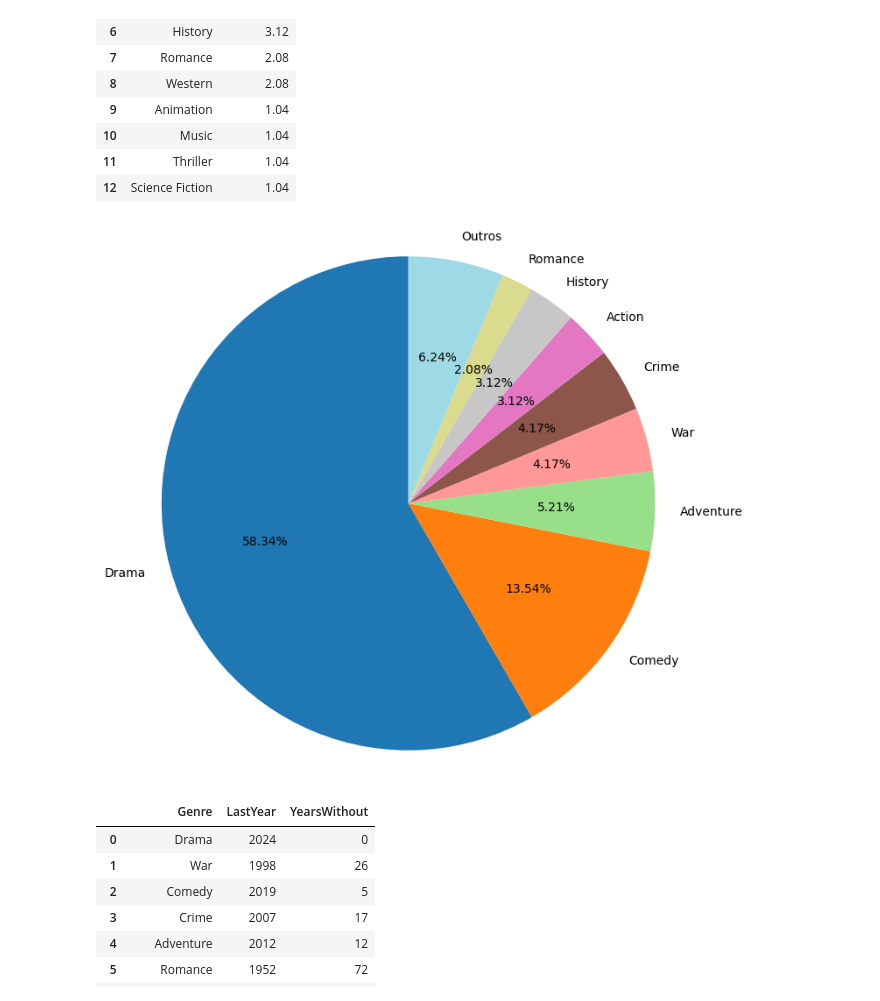
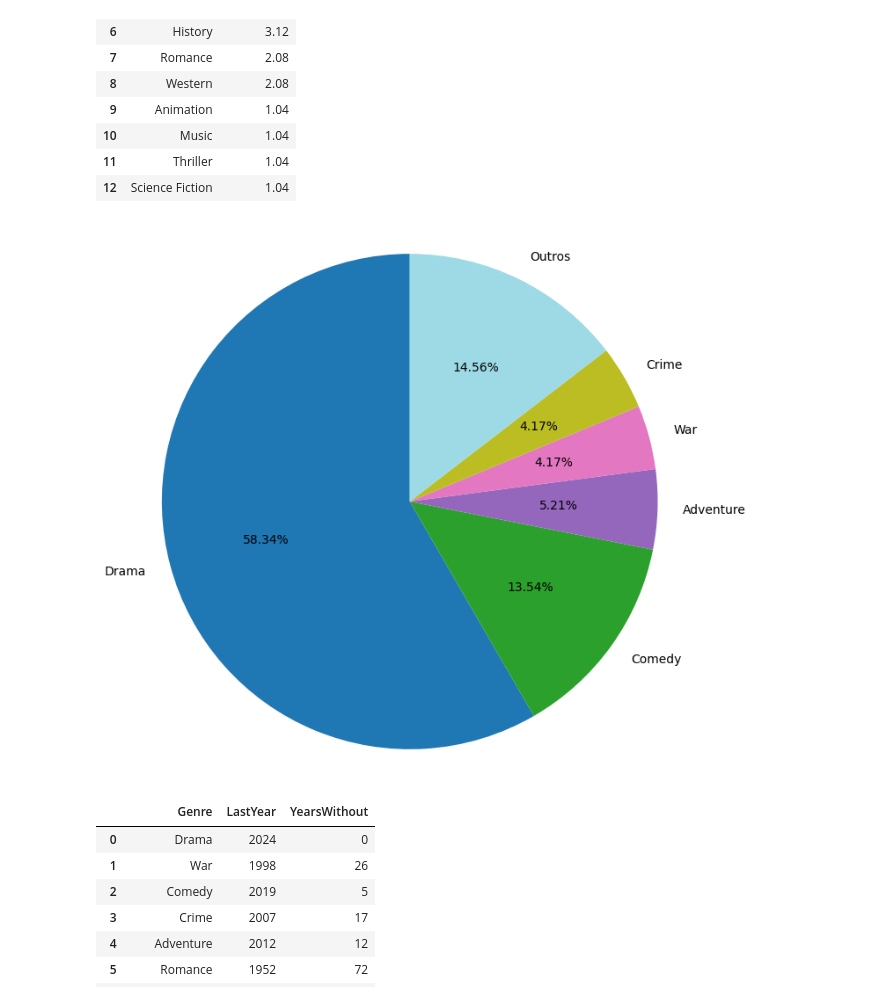
Before and after one commit to edilsonchaves/MVP-Analise-de-Dados-Oscar-Research, a Jupyter notebook: OscarResearch.ipynb, the cells around one changed output. Cells and saved outputs as stored; diff of their text form; code cells hidden in the pictures.

```diff
--- a/OscarResearch.ipynb
+++ b/OscarResearch.ipynb
@@ -2497,9 +2563,9 @@ display(df_directing_winner_genre_percentual)
 | 11 | Thriller | 1.04 |
 | 12 | Science Fiction | 1.04 |
 # %%
-PizzaTopN(df_directing_winner_genre_percentual, 8)
+PizzaTopN(df_directing_winner_genre_percentual, 5)
 # %% [output]
-[figure, old version]
+[figure, new version]
 # %%
 last_show_information(df_directing_winner, "Genre")
 # %% [output]
```
Also changed, not shown: parts of 27 cells of this notebook.
